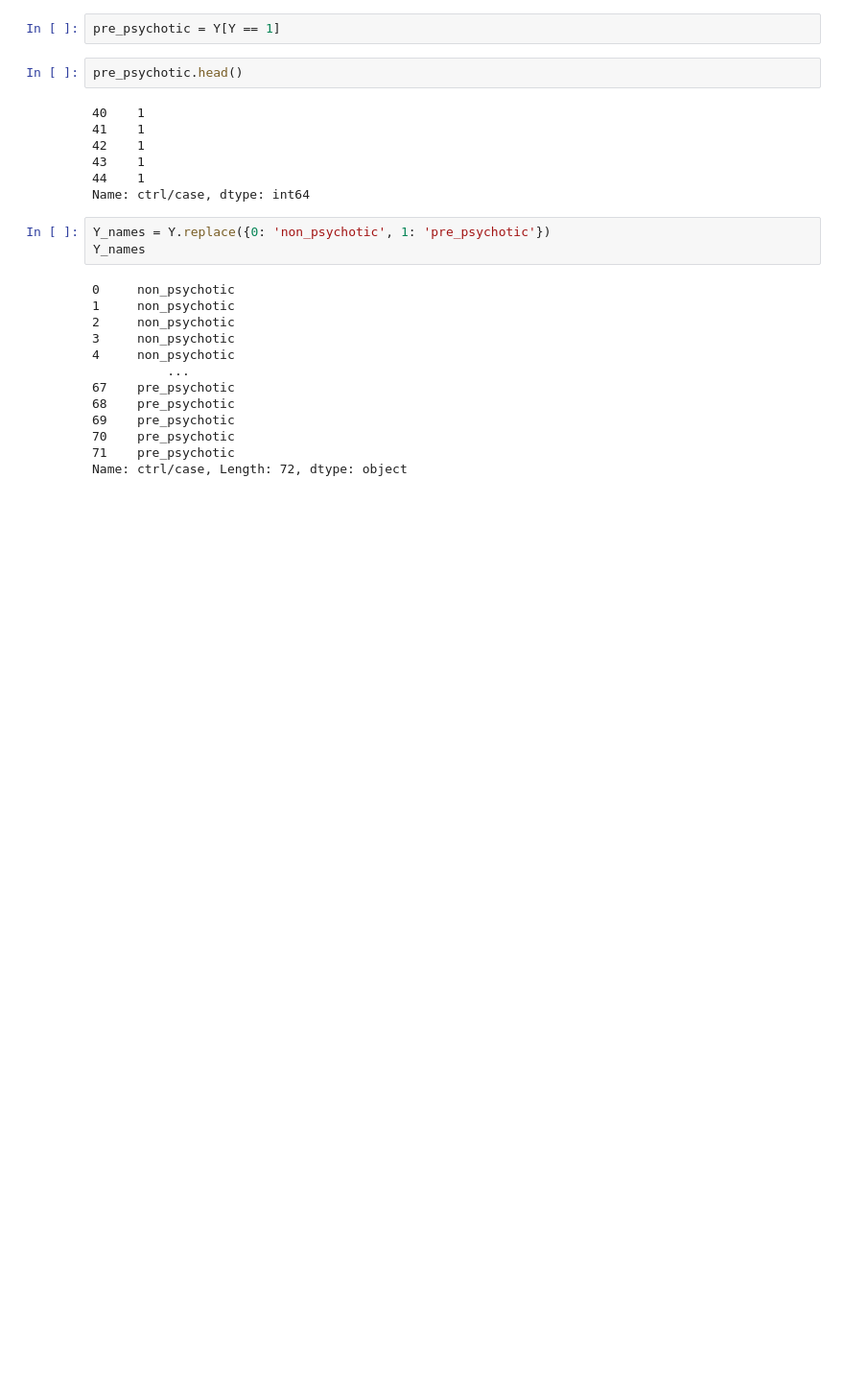
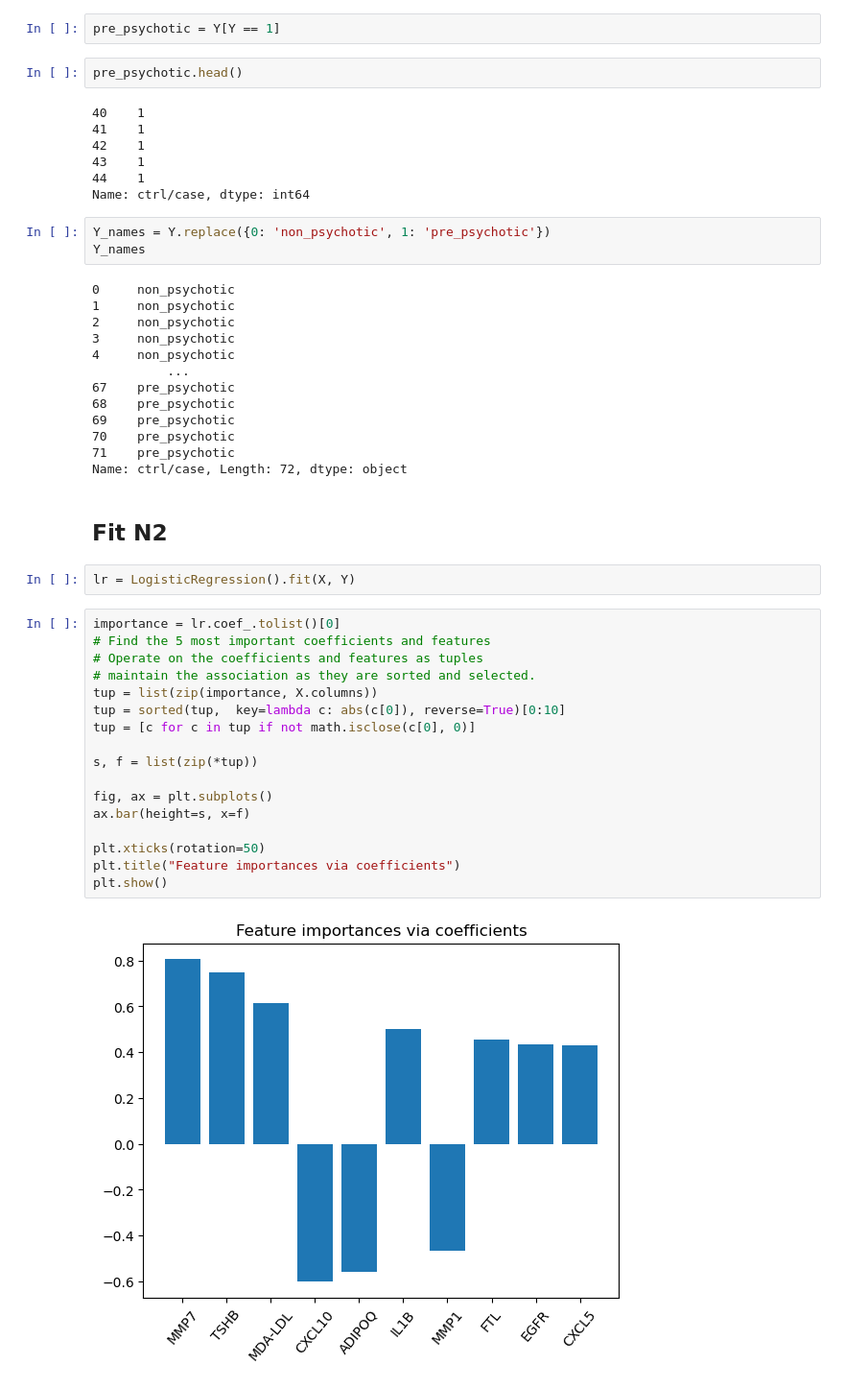
Before and after one commit to hrolfrc/calfcv, a Jupyter notebook: doc/notebooks/n2/n2_describe.ipynb, the cells around one changed output. Shown: that part at 96% size. Drawn from its saved outputs; the diff is of its cells as text; blank space fills up the shorter version.

Commit message:
updated important coefficients

```diff
--- a/doc/notebooks/n2/n2_describe.ipynb
+++ b/doc/notebooks/n2/n2_describe.ipynb
@@ -115,3 +121,26 @@ Y_names
 70    pre_psychotic
 71    pre_psychotic
 Name: ctrl/case, Length: 72, dtype: object
+# %% [markdown]
+## Fit N2
+# %%
+lr = LogisticRegression().fit(X, Y)
+# %%
+importance = lr.coef_.tolist()[0]
+# Find the 5 most important coefficients and features
+# Operate on the coefficients and features as tuples
+# maintain the association as they are sorted and selected.
+tup = list(zip(importance, X.columns))
+tup = sorted(tup,  key=lambda c: abs(c[0]), reverse=True)[0:10]
+tup = [c for c in tup if not math.isclose(c[0], 0)]
+
+s, f = list(zip(*tup))
+
+fig, ax = plt.subplots()
+ax.bar(height=s, x=f)
+
+plt.xticks(rotation=50)
+plt.title("Feature importances via coefficients")
+plt.show()
+# %% [output]
+[figure, added]
```
Also changed, not shown: parts of 11 cells of this notebook, 1 other file.
